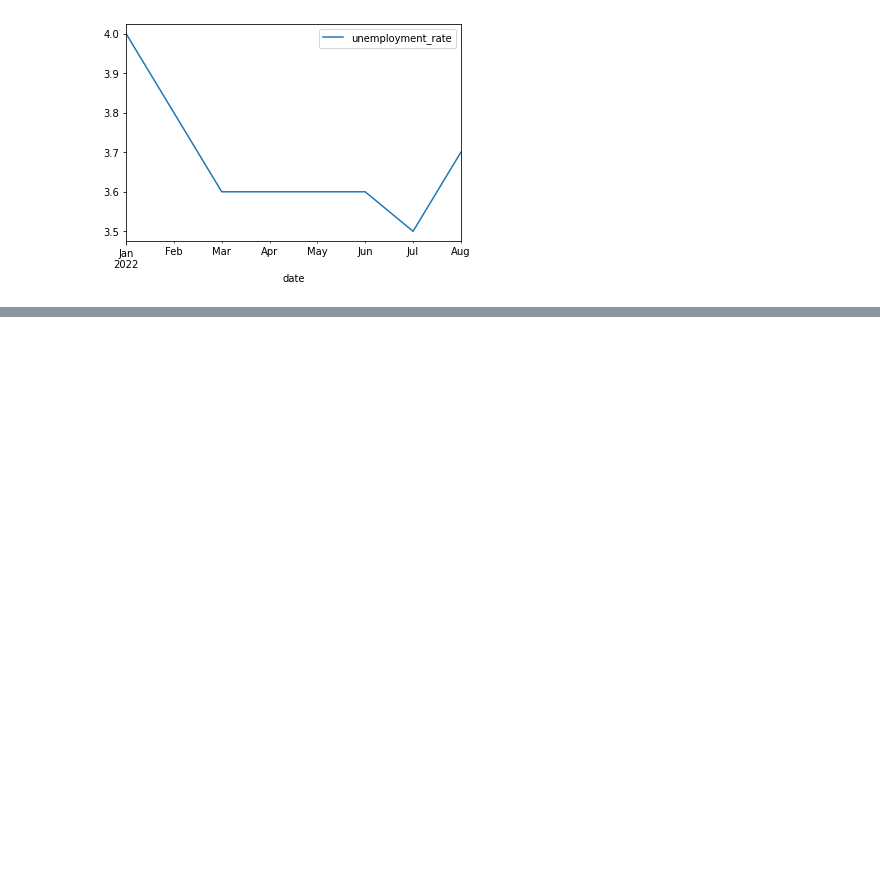
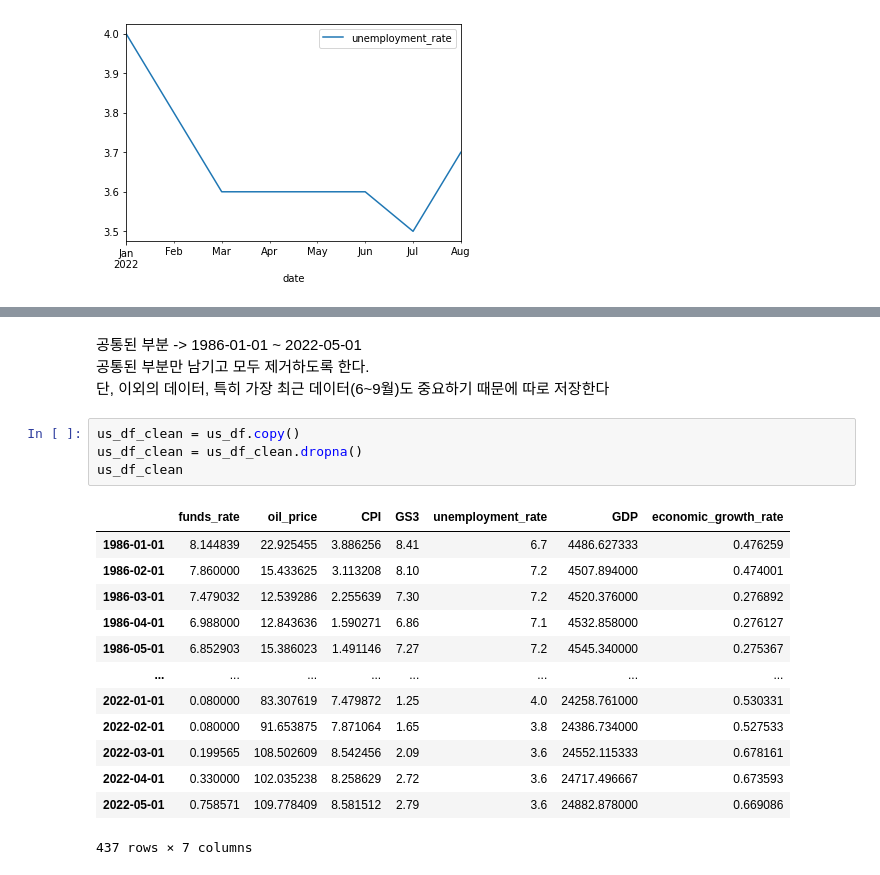
Before and after one commit to nan-park/section2_project, a Jupyter notebook: project_section2.ipynb, the cells around one changed output, grey strips where cells are left out. Saved outputs shown, nothing was run; the diff lists cells and outputs as text; blank space fills up the shorter version.

```diff
--- a/project_section2.ipynb
+++ b/project_section2.ipynb
@@ -328,0 +601,22 @@ unemploy.loc['2022'].plot();
+# %% [markdown]
+공통된 부분 -> 1986-01-01 ~ 2022-05-01<br>
+공통된 부분만 남기고 모두 제거하도록 한다.<br>
+단, 이외의 데이터, 특히 가장 최근 데이터(6~9월)도 중요하기 때문에 따로 저장한다
+# %%
+us_df_clean = us_df.copy()
+us_df_clean = us_df_clean.dropna()
+us_df_clean
+# %% [output]
+|  | funds_rate | oil_price | CPI | GS3 | unemployment_rate | GDP | economic_growth_rate |
+| 1986-01-01 | 8.144839 | 22.925455 | 3.886256 | 8.41 | 6.7 | 4486.627333 | 0.476259 |
+| 1986-02-01 | 7.860000 | 15.433625 | 3.113208 | 8.10 | 7.2 | 4507.894000 | 0.474001 |
+| 1986-03-01 | 7.479032 | 12.539286 | 2.255639 | 7.30 | 7.2 | 4520.376000 | 0.276892 |
+| 1986-04-01 | 6.988000 | 12.843636 | 1.590271 | 6.86 | 7.1 | 4532.858000 | 0.276127 |
+| 1986-05-01 | 6.852903 | 15.386023 | 1.491146 | 7.27 | 7.2 | 4545.340000 | 0.275367 |
+| ... | ... | ... | ... | ... | ... | ... | ... |
+| 2022-01-01 | 0.080000 | 83.307619 | 7.479872 | 1.25 | 4.0 | 24258.761000 | 0.530331 |
+| 2022-02-01 | 0.080000 | 91.653875 | 7.871064 | 1.65 | 3.8 | 24386.734000 | 0.527533 |
+| 2022-03-01 | 0.199565 | 108.502609 | 8.542456 | 2.09 | 3.6 | 24552.115333 | 0.678161 |
+| 2022-04-01 | 0.330000 | 102.035238 | 8.258629 | 2.72 | 3.6 | 24717.496667 | 0.673593 |
+| 2022-05-01 | 0.758571 | 109.778409 | 8.581512 | 2.79 | 3.6 | 24882.878000 | 0.669086 |
+437 rows × 7 columns
```
Also changed, not shown: parts of 33 cells of this notebook.
